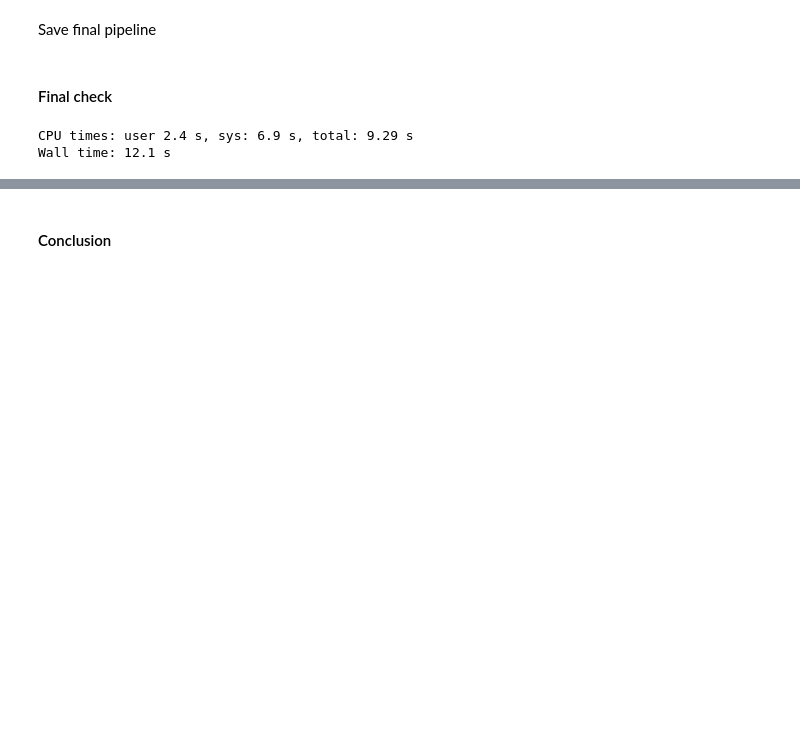
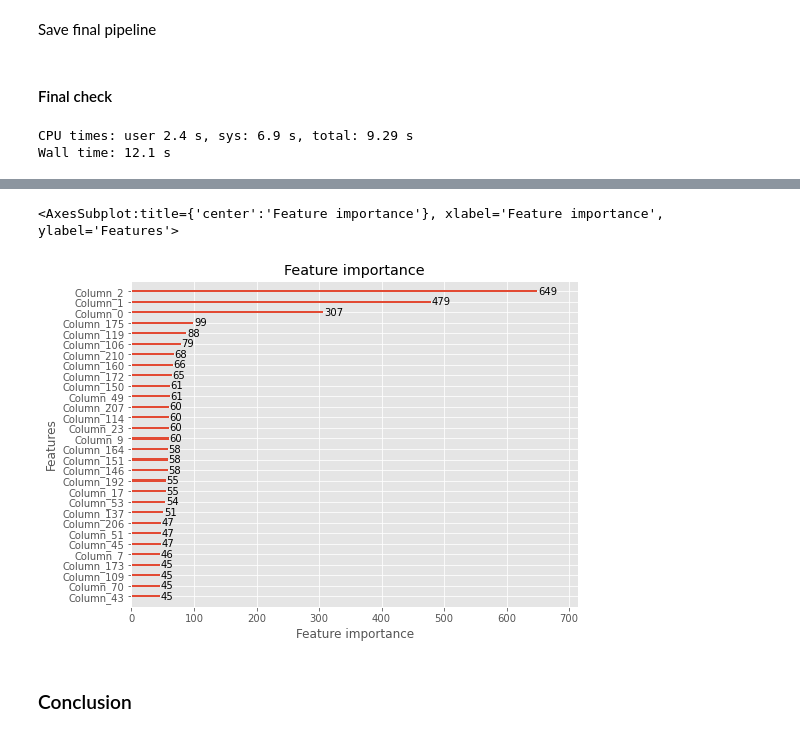
Before and after one commit to hildar/RecSys-Megafon, a Jupyter notebook: Train.ipynb, the cells around one changed output, grey strips where cells are left out. Drawn from its saved outputs; the diff is of its cells as text; code cells hidden in the pictures; blank space fills up the shorter version.

```diff
--- a/Train.ipynb
+++ b/Train.ipynb
@@ -1261,3 +1271,8 @@ plot_roc_pr_curve(y_val, train_preds[:, 1], "Baseline", color='b')
+# %%
+lightgbm.plot_importance(lgb_gsc.best_estimator_[1], figsize=(8, 6) , max_num_features=30)
+# %% [output]
+<AxesSubplot:title={'center':'Feature importance'}, xlabel='Feature importance', ylabel='Features'>
+[figure, added]
 # %% [markdown]
-#### Conclusion
+### Conclusion
 # %% [markdown]
```
Also changed, not shown: parts of 12 cells of this notebook.
